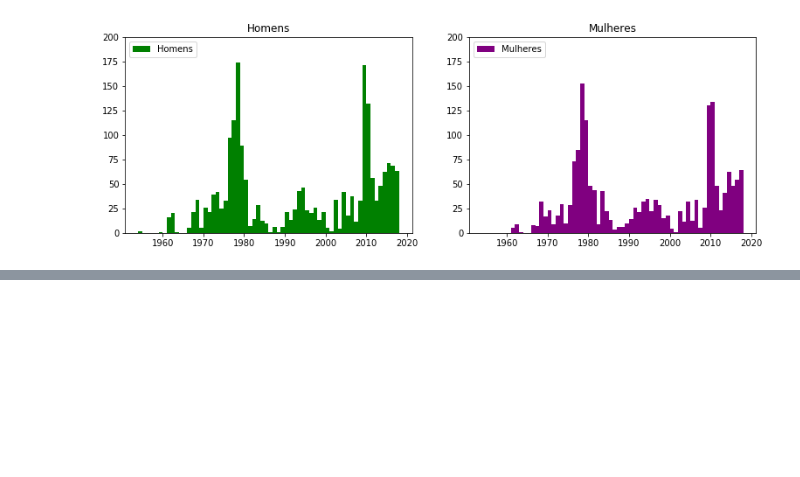
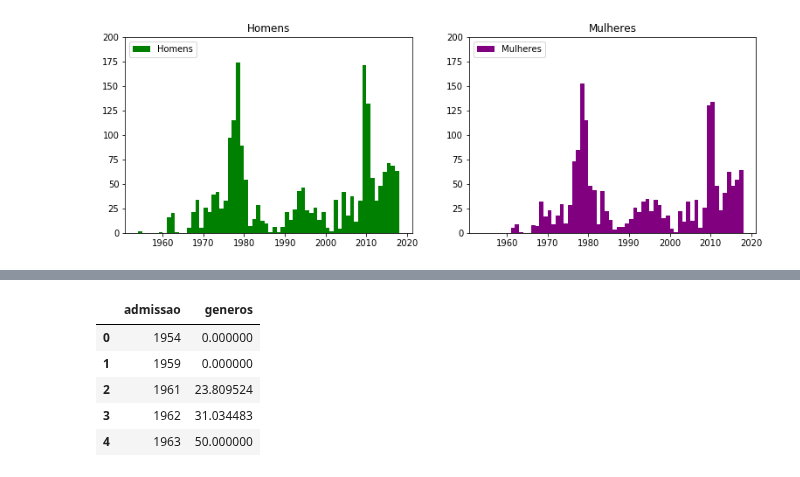
Before and after one commit to kevinwall/Probabilidade_Projeto, a Jupyter notebook: Rascunho.ipynb, the cells around one changed output, grey strips where cells are left out. Drawn from its saved outputs; the diff is of its cells as text; code cells hidden in the pictures; blank space fills up the shorter version.

```diff
--- a/Rascunho.ipynb
+++ b/Rascunho.ipynb
@@ -603,0 +574,12 @@ plt.show()
+# %%
+porcentagem_professoras = mulheres/total_prof*100
+porcentagem_professoras = porcentagem_professoras.fillna(0)
+porcentagem_professoras.reset_index(inplace=True)
+porcentagem_professoras.head()
+# %% [output]
+|  | admissao | generos |
+| 0 | 1954 | 0.000000 |
+| 1 | 1959 | 0.000000 |
+| 2 | 1961 | 23.809524 |
+| 3 | 1962 | 31.034483 |
+| 4 | 1963 | 50.000000 |
```
Also changed, not shown: parts of 24 cells of this notebook.
